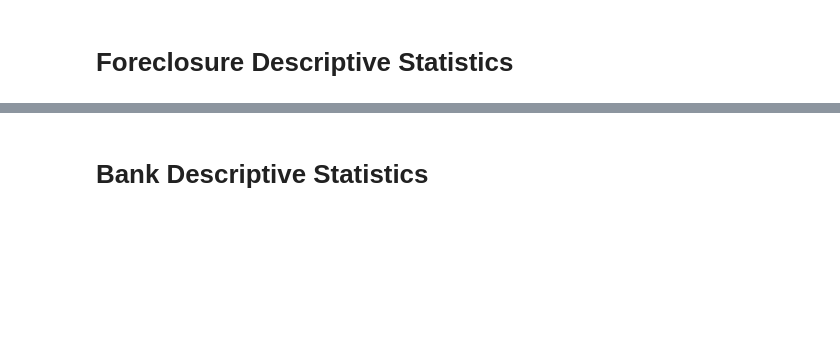
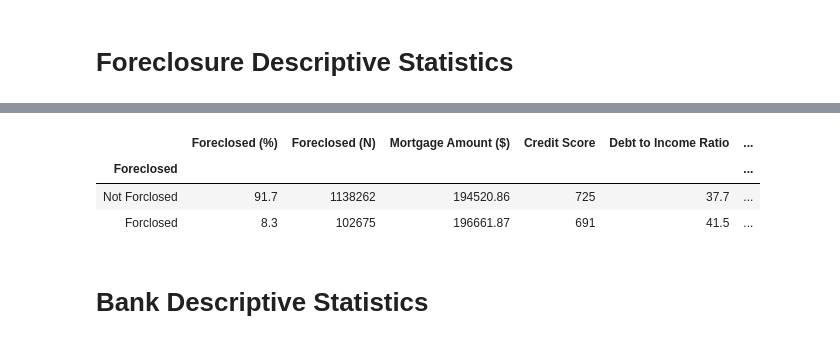
Before and after one commit to Siebelm/Home, a Jupyter notebook: Fannie_Mae/Scripts/Data_Mining.ipynb, the cells around one changed output, grey strips where cells are left out. Cells and saved outputs as stored; diff of their text form; code cells hidden in the pictures; blank space fills up the shorter version.

```diff
--- a/Fannie_Mae/Scripts/Data_Mining.ipynb
+++ b/Fannie_Mae/Scripts/Data_Mining.ipynb
@@ -497,2 +59,10 @@ Foreclosed
+# %%
+Foreclosed = Foreclosure_Data(df = df) # subset = "df['Property State']=='FL'",
+Foreclosed
+# %% [output]
+|  | Foreclosed (%) | Foreclosed (N) | Mortgage Amount ($) | Credit Score | Debt to Income Ratio | ... |
+| Foreclosed |  |  |  |  |  | ... |
+| Not Forclosed | 91.7 | 1138262 | 194520.86 | 725 | 37.7 | ... |
+| Forclosed | 8.3 | 102675 | 196661.87 | 691 | 41.5 | ... |
 # %% [markdown]
 # Bank Descriptive Statistics
```
Also changed, not shown: parts of 52 cells of this notebook, 5 other files.
